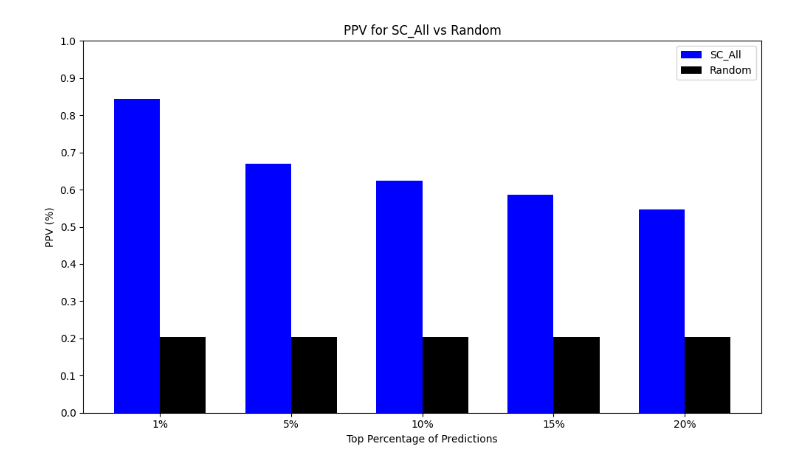
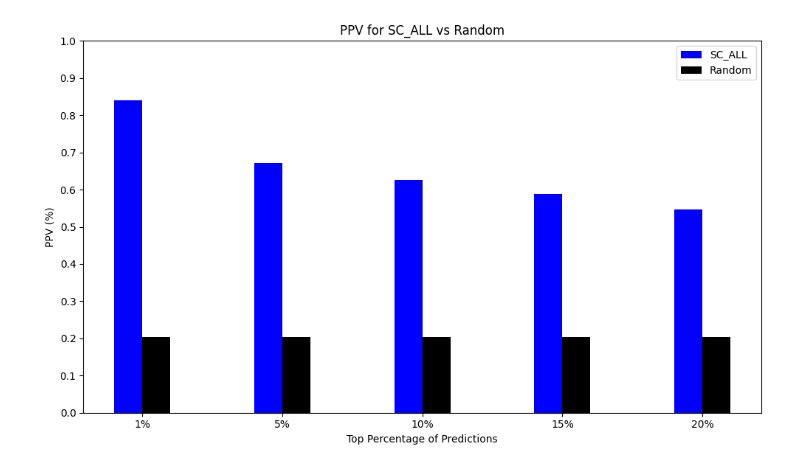
Before and after one commit to NiccoloCase/essential-genes-identification, a Jupyter notebook: test AI4.ipynb, the cells around one changed output. Cells and saved outputs as stored; diff of their text form; code cells hidden in the pictures.

```diff
--- a/test AI4.ipynb
+++ b/test AI4.ipynb
@@ -36,10 +36,9 @@ CMIM_SC_ALL = ['phyletic_retention', 'paralagous_count', 'DIP_degree', 'nucleolu
 
 
 
-
-
 class EssentiallyClassifier:
-    def __init__(self, file_path, cmim_ranking, percentiles, iterations):
+    def __init__(self, file_path, cmim_ranking, percentiles, iterations,name):
+        self.name = name
         self.file_path = file_path
         self.cmim_ranking = cmim_ranking
         self.percentiles = percentiles
@@ -85,12 +84,15 @@ class EssentiallyClassifier:
         X_train_minority = X_train[y_train == 1]
         y_train_minority = y_train[y_train == 1]
 
-        X_train_oversampled, y_train_oversampled = resample(
-            X_train_minority, y_train_minority,
-            replace=True,
-            n_samples=np.sum(y_train == 0),
-            random_state=42
-        )
+        # X_train_oversampled, y_train_oversampled = resample(
+        #     X_train_minority, y_train_minority,
+        #     replace=True,
+        #     n_samples=np.sum(y_train == 0),
+        #     random_state=42
+        # )
+
+        X_train_oversampled = X_train_minority
+        y_train_oversampled = y_train_minority
 
         X_train_balanced = pd.concat([X_train[y_train == 0], X_train_oversampled])
         y_train_balanced = pd.concat([y_train[y_train == 0], y_train_oversampled])
@@ -137,13 +139,13 @@ class EssentiallyClassifier:
         fig, ax = plt.subplots(figsize=(10, 6))
         labels = [f'{p}%' for p in self.percentiles]
         random_ppv = [np.mean(self.y)] * len(self.percentiles)
-        width = 0.35
+        width = 0.2
 
-        ax.bar(np.arange(len(self.percentiles)) - width / 2, final_ppv, width, label='SC_All', color='blue')
+        ax.bar(np.arange(len(self.percentiles)) - width / 2, final_ppv, width, label=self.name, color='blue')
         ax.bar(np.arange(len(self.percentiles)) + width / 2, random_ppv, width, label='Random', color='black')
         ax.set_xlabel('Top Percentage of Predictions')
         ax.set_ylabel('PPV (%)')
-        ax.set_title('PPV for SC_All vs Random')
+        ax.set_title(f'PPV for {self.name} vs Random')
         ax.set_xticks(np.arange(len(self.percentiles)))
         ax.set_xticklabels(labels)
         ax.set_ylim(0, 1)
@@ -162,7 +164,63 @@ class EssentiallyClassifier:
 
 
 
-# Use
-my_classifier_1 = EssentiallyClassifier('cerevisiae_data.xls', CMIM_SC_ALL, PERCENTILES, ITERATIONS)
-my_classifier_1.run()
+class EssentialityExperiment:
+    def __init__(self, name, classifiers):
+        self.name = name
+        self.classifiers = classifiers
+        self.results = []
+
+    def run_experiment(self):
+        print("-" * 80)
+        print(f"Running experiment for {self.name}")
+        print("Classifiers: ", [classifier.name for classifier in self.classifiers])
+        print("-" * 80)
+
+
+        for classifier in self.classifiers:
+            print("-" * 50)
+            print(f"Running classifier {classifier.name}")
+            print("-" * 50)
+            classifier.run()
+            self.results.append((classifier.cmim_ranking[0], classifier.final_ppv_scores))
+
+    def plot_comparative_results(self, percentiles, colors=None):
+        if colors is None:
+            colors = plt.cm.get_cmap('tab10').colors
+
+        fig, ax = plt.subplots(figsize=(10, 6))
+        labels = [f'{p}%' for p in percentiles]
+        x = np.arange(len(percentiles))
+        width = 0.1
+
+        for idx, classifier in enumerate(self.classifiers):
+            mean_ppv = np.mean(classifier.final_ppv_scores, axis=0)
+            ax.bar(x + idx * width, mean_ppv, width, label=classifier.name, color=colors[idx % len(colors)])
+
+        random_ppv = [np.mean(self.classifiers[0].y)] * len(percentiles)
+        ax.bar(x + len(self.classifiers) * width, random_ppv, width, label='Random', color='black')
+
+        ax.set_xlabel('Top Percentage of Predictions')
+        ax.set_ylabel('PPV (%)')
+        ax.set_title(self.name)
+        ax.set_xticks(x + width * (len(self.classifiers) / 2))
+        ax.set_xticklabels(labels)
+        ax.set_ylim(0, 1)
+        ax.legend()
+        fig.tight_layout()
+        plt.show()
+
+
+
+
+
+
+
+classifier_no_genprot = EssentiallyClassifier('cerevisiae_data.xls', CMIM_SC_NO_GENPROT, PERCENTILES, ITERATIONS, name='SC_NO_GENPROT')
+classifier_genprot = EssentiallyClassifier('cerevisiae_data.xls', CMIM_SC_GENPROT, PERCENTILES, ITERATIONS, name='SC_GENPROT')
+classifier_all = EssentiallyClassifier('cerevisiae_data.xls', CMIM_SC_ALL, PERCENTILES, ITERATIONS, name='SC_ALL')
+
+experiment = EssentialityExperiment("S. cerevisiae", [classifier_all,classifier_genprot, classifier_no_genprot])
+experiment.run_experiment()
+experiment.plot_comparative_results(PERCENTILES, colors=['#323694', '#039573', '#feea2a'])
 # %% [output]
@@ -186 +244 @@ Final PPV Percentiles: [0.84434783 0.66881356 0.62491525 0.58663842 0.54637712]
-[figure, old version]
+[figure, new version]
```
Also changed, not shown: parts of 1 cell of this notebook, 2 other files.
